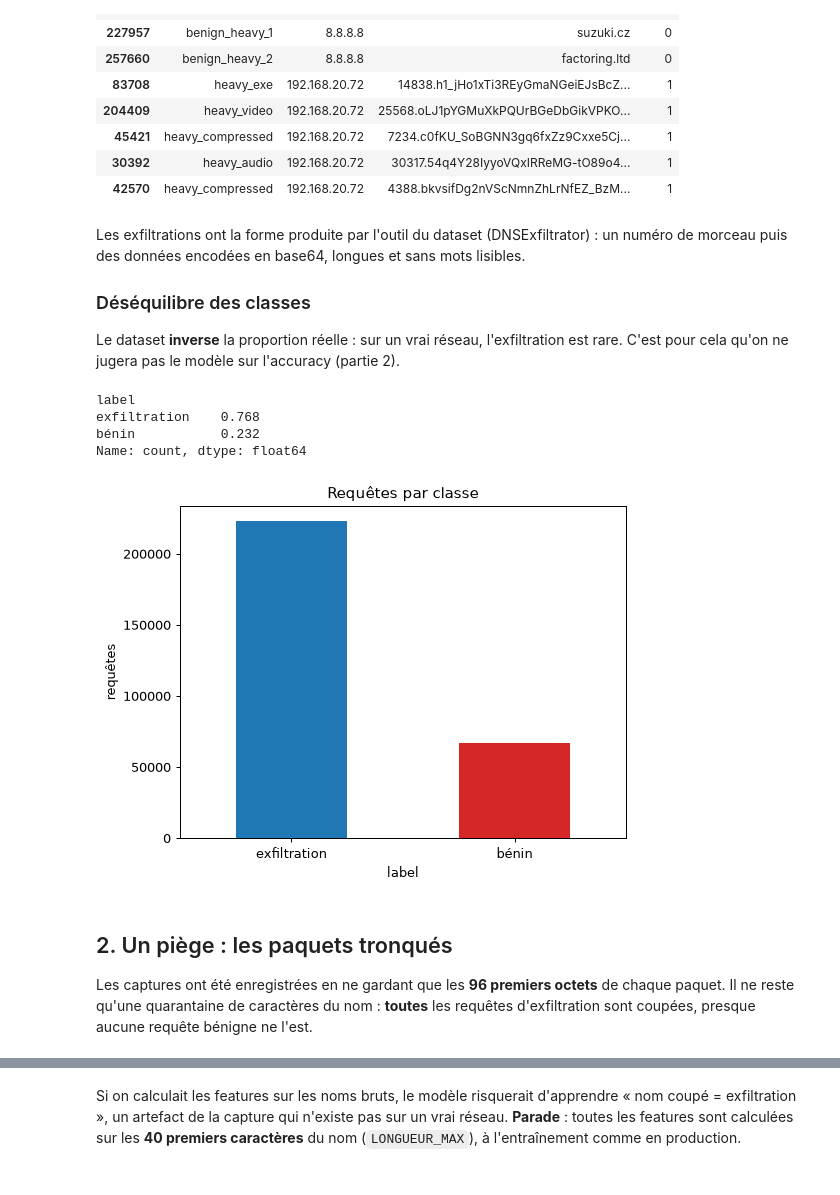
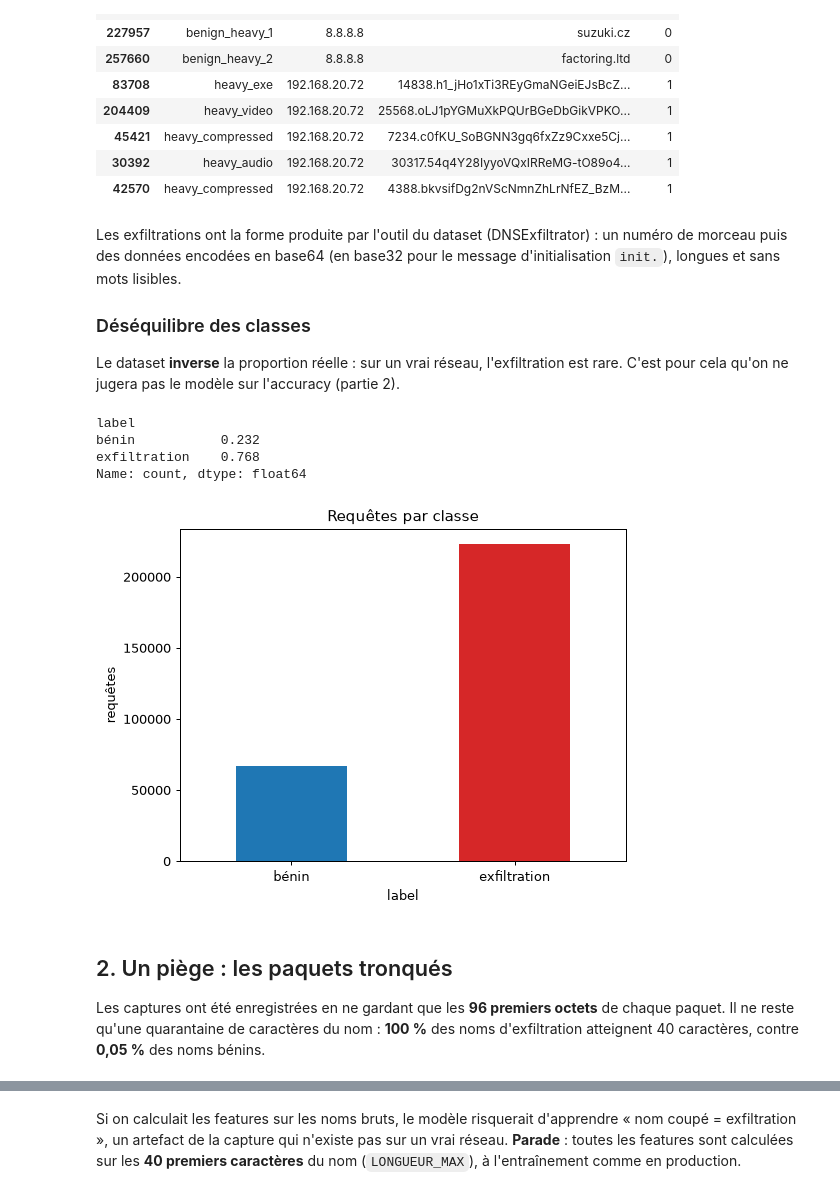
Before and after one commit to PabloHavane/exfildns, a Jupyter notebook: notebooks/methodologie.ipynb, the cells around one changed output, grey strips where cells are left out. Cells and saved outputs as stored; diff of their text form; code cells hidden in the pictures.

Commit message:
fix(notebook): couleurs des classes, histogramme et précisions de la relecture
Co-Authored-By: Claude Opus 5.5 <noreply@anthropic.com>

```diff
--- a/notebooks/methodologie.ipynb
+++ b/notebooks/methodologie.ipynb
@@ -100,30 +100,31 @@ exemples[["capture", "dst", "qname", "label"]]
 | 42570 | heavy_compressed | 192.168.20.72 | 4388.bkvsifDg2nVScNmnZhLrNfEZ_BzM... | 1 |
 # %% [markdown]
 Les exfiltrations ont la forme produite par l'outil du dataset (DNSExfiltrator) :
-un numéro de morceau puis des données encodées en base64, longues et sans mots lisibles.
+un numéro de morceau puis des données encodées en base64 (en base32 pour le message
+d'initialisation `init.`), longues et sans mots lisibles.
 
 ### Déséquilibre des classes
 
 Le dataset **inverse** la proportion réelle : sur un vrai réseau, l'exfiltration est rare.
 C'est pour cela qu'on ne jugera pas le modèle sur l'accuracy (partie 2).
 # %%
-repartition = df["label"].map({0: "bénin", 1: "exfiltration"}).value_counts()
+repartition = df["label"].map({0: "bénin", 1: "exfiltration"}).value_counts().sort_index()
 print((repartition / len(df)).round(3))
 repartition.plot.bar(title="Requêtes par classe", rot=0, color=["tab:blue", "tab:red"])
 plt.ylabel("requêtes")
 plt.show()
 # %% [output]
 label
+bénin           0.232
 exfiltration    0.768
-bénin           0.232
 Name: count, dtype: float64
-[figure, old version]
+[figure, new version]
 # %% [markdown]
 ## 2. Un piège : les paquets tronqués
 
 Les captures ont été enregistrées en ne gardant que les **96 premiers octets** de chaque paquet.
-Il ne reste qu'une quarantaine de caractères du nom : **toutes** les requêtes d'exfiltration sont
-coupées, presque aucune requête bénigne ne l'est.
+Il ne reste qu'une quarantaine de caractères du nom : **100 %** des noms d'exfiltration atteignent
+40 caractères, contre **0,05 %** des noms bénins.
 # %%
 longueur = df["qname"].str.len()
 fig, ax = plt.subplots(figsize=(8, 3.5))
```
Also changed, not shown: parts of 2 cells of this notebook.
